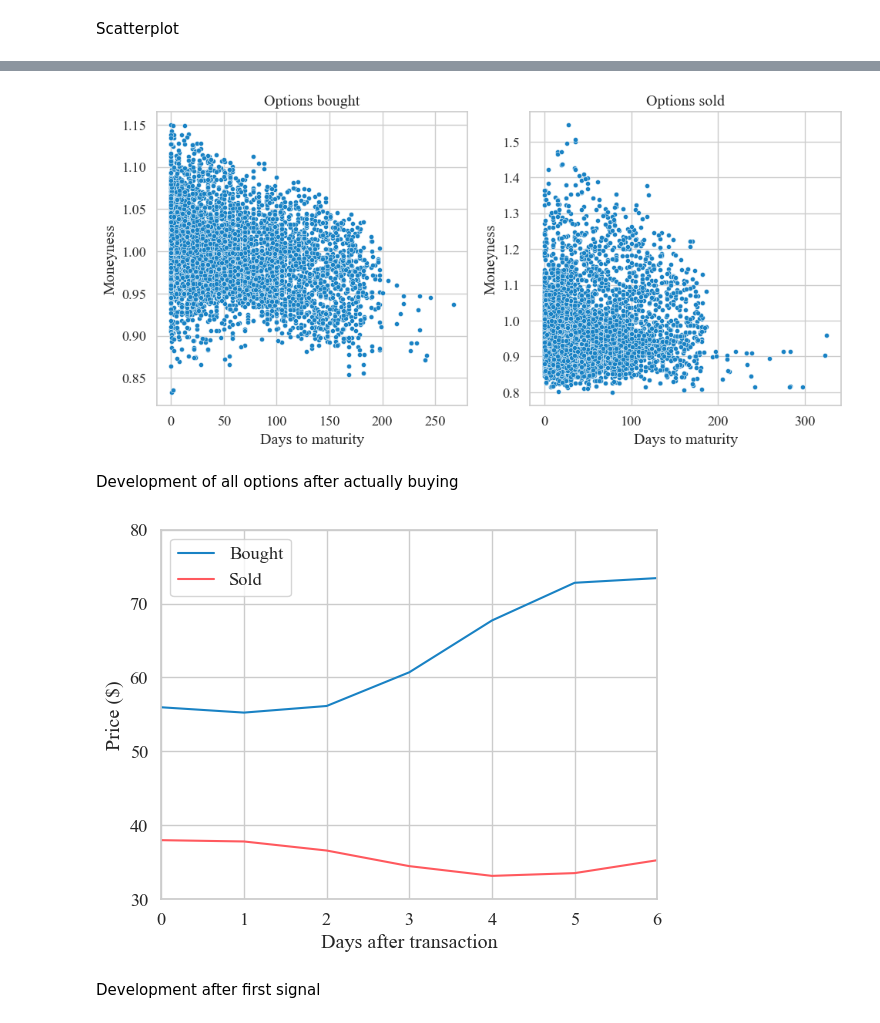
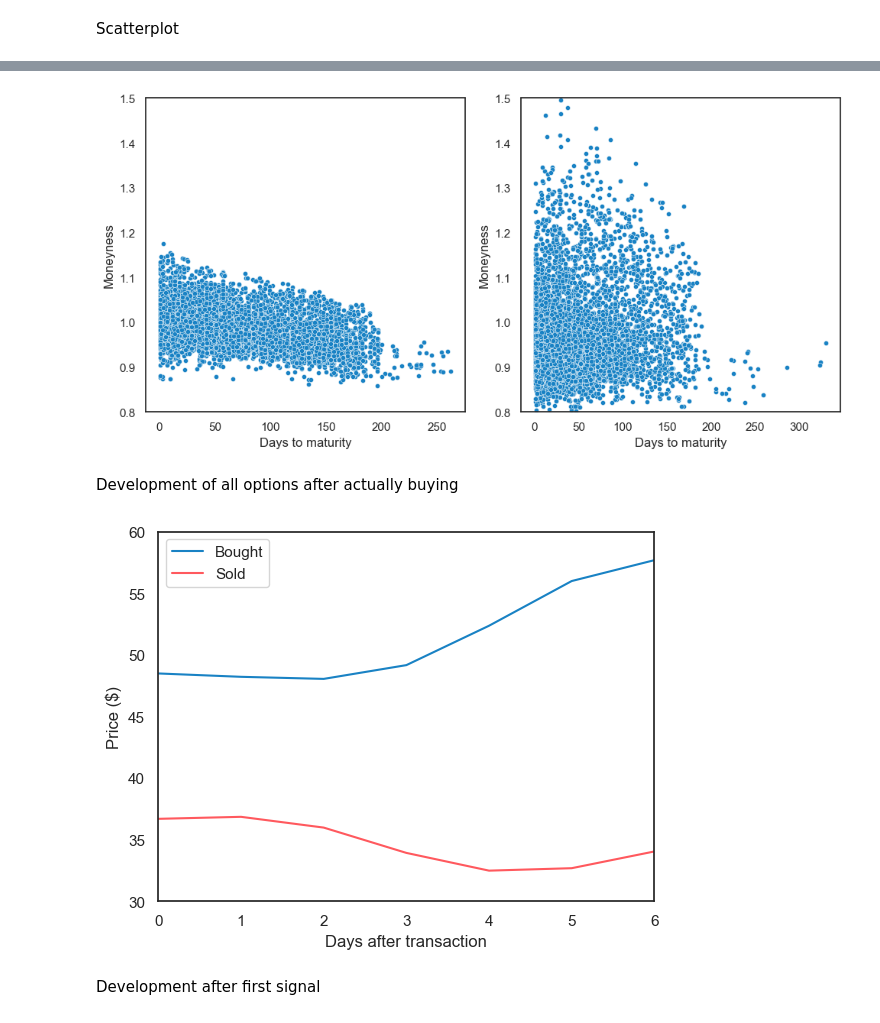
Before and after one commit to erlend-rygg/deep-learning-for-option-pricing, a Jupyter notebook: results_analysis/backtesting/trading_behaviour.ipynb, the cells around one changed output, grey strips where cells are left out. Cells and saved outputs as stored; diff of their text form; code cells hidden in the pictures.

```diff
--- a/results_analysis/backtesting/trading_behaviour.ipynb
+++ b/results_analysis/backtesting/trading_behaviour.ipynb
@@ -26,7 +26,7 @@ warnings.simplefilter(action='ignore', category=SettingWithCopyWarning)
 run_optimizing = False
 google_colab = False
 # %%
-sns.set(style="whitegrid", font='Times New Roman', font_scale=1.2)
+sns.set(style="white")
 
 color = '#1982C4'
 color2 = '#FF595E'
@@ -55,7 +55,7 @@ else:
     # Set the path to the root directory
     path = os.path.abspath(os.path.join(os.getcwd(), '../..'))
     # Read dataframes using Dask
-    total_dataframe_for_analysis = pd.read_csv(path + '/data/trading/LSTM_MLP_ESR.csv')
+    total_dataframe_for_analysis = pd.read_csv(path + '/data/trading/LSTM_MLP_v3.csv')
 # %% [markdown]
 ## Trading behaviour analysis
 # %% [markdown]
@@ -173,24 +191,30 @@ plt.show()
 # %%
 # Sample a subset of options bought and sold
 df_year_bought_sample = hist_bought.sample(10000)
 df_year_sold_sample = hist_sold.sample(10000)
 
+# Turn TTM into days
+df_year_bought_sample['TTM'] = df_year_bought_sample['TTM'] * 365
+df_year_sold_sample['TTM'] = df_year_sold_sample['TTM'] * 365
+
 fig, axs = plt.subplots(1, 2, figsize=(10, 5))
 
+# Set y limits of the left subplot
+axs[0].set_ylim(0.8, 1.5)
+axs[1].set_ylim(0.8, 1.5)
 sns.scatterplot(data=df_year_bought_sample, x="TTM", y="Moneyness", color=color, s=20, ax=axs[0])
-axs[0].set_title('Options bought')
 axs[0].set_xlabel('Days to maturity')
 axs[0].set_ylabel('Moneyness')
 
 sns.scatterplot(data=df_year_sold_sample, x="TTM", y="Moneyness", color=color, s=20, ax=axs[1])
-axs[1].set_title('Options sold')
 axs[1].set_xlabel('Days to maturity')
 axs[1].set_ylabel('Moneyness')
 
+
 plt.tight_layout()
 plt.show()
 # %% [output]
-[figure, old version]
+[figure, new version]
 # %% [markdown]
 Development of all options after actually buying
 # %%
@@ -232,11 +256,11 @@ sns.lineplot(data=bought_groups_with_days, x="Days after buy", y="Price", color=
 sns.lineplot(data=sold_groups_with_days, x="Days after sell", y="Price", color=color2, label="Sold")
 plt.xlabel('Days after transaction')
 plt.xlim(0, 6)
-plt.ylim(30,80)
+plt.ylim(30,60)
 plt.ylabel('Price ($)')
 plt.show()
 # %% [output]
-[figure, old version]
+[figure, new version]
 # %% [markdown]
 Development after first signal
 # %%
```
Also changed, not shown: parts of 13 cells of this notebook, 4 other files.
